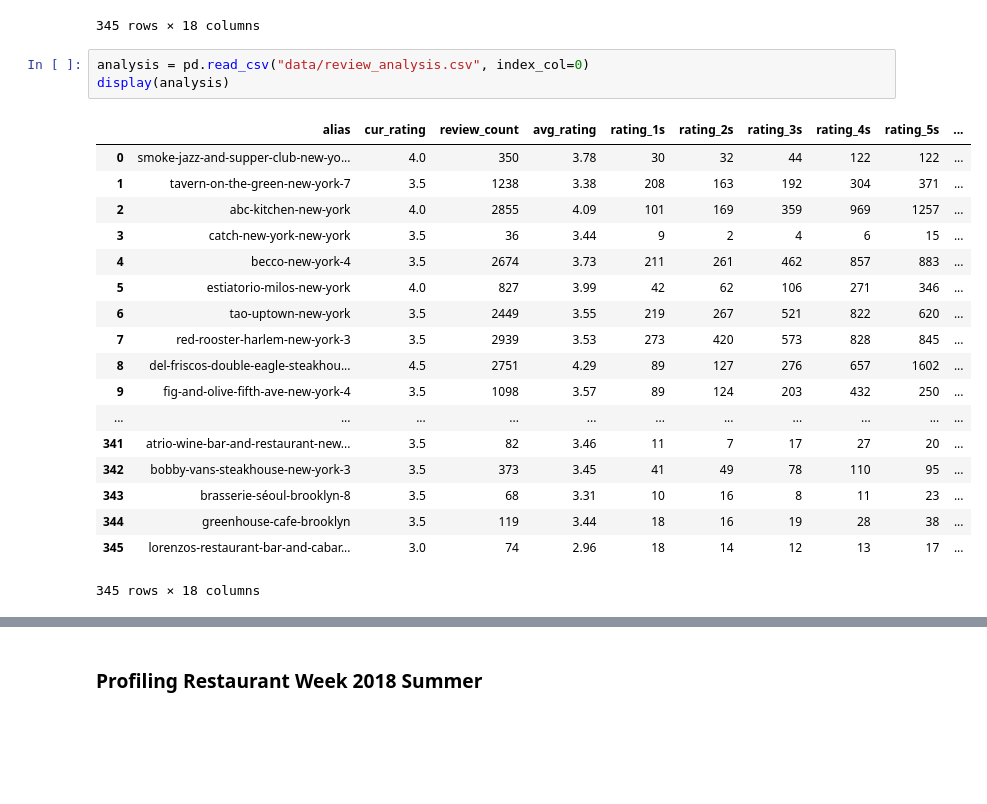
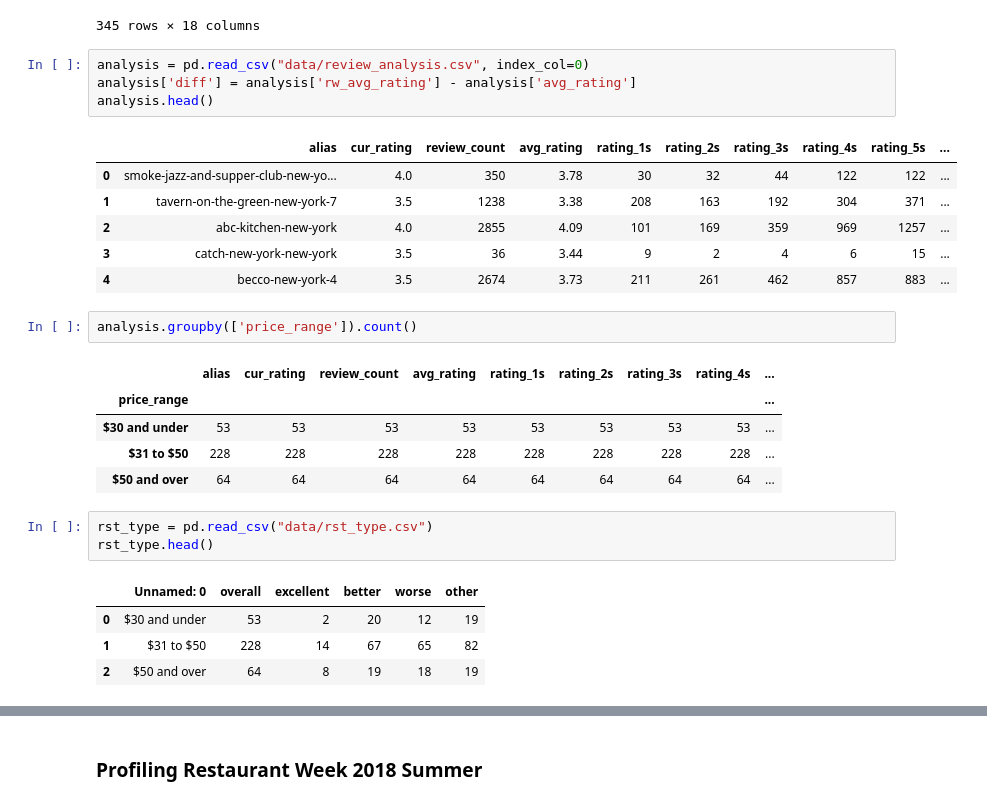
Before and after one commit to ctc316/NYC_RstWeek, a Jupyter notebook: analysis.ipynb, the cells around one changed output, grey strips where cells are left out. Saved outputs shown, nothing was run; the diff lists cells and outputs as text; blank space fills up the shorter version.

```diff
--- a/analysis.ipynb
+++ b/analysis.ipynb
@@ -158,23 +146,28 @@ behavior, convert the 'datetime.date' to a datetime with
 345 rows × 18 columns
 # %%
 analysis = pd.read_csv("data/review_analysis.csv", index_col=0)
-display(analysis)
+analysis['diff'] = analysis['rw_avg_rating'] - analysis['avg_rating']
+analysis.head()
 # %% [output]
 |  | alias | cur_rating | review_count | avg_rating | rating_1s | rating_2s | rating_3s | rating_4s | rating_5s | ... |
 | 0 | smoke-jazz-and-supper-club-new-yo... | 4.0 | 350 | 3.78 | 30 | 32 | 44 | 122 | 122 | ... |
 | 1 | tavern-on-the-green-new-york-7 | 3.5 | 1238 | 3.38 | 208 | 163 | 192 | 304 | 371 | ... |
 | 2 | abc-kitchen-new-york | 4.0 | 2855 | 4.09 | 101 | 169 | 359 | 969 | 1257 | ... |
 | 3 | catch-new-york-new-york | 3.5 | 36 | 3.44 | 9 | 2 | 4 | 6 | 15 | ... |
 | 4 | becco-new-york-4 | 3.5 | 2674 | 3.73 | 211 | 261 | 462 | 857 | 883 | ... |
-| 5 | estiatorio-milos-new-york | 4.0 | 827 | 3.99 | 42 | 62 | 106 | 271 | 346 | ... |
-| 6 | tao-uptown-new-york | 3.5 | 2449 | 3.55 | 219 | 267 | 521 | 822 | 620 | ... |
-| 7 | red-rooster-harlem-new-york-3 | 3.5 | 2939 | 3.53 | 273 | 420 | 573 | 828 | 845 | ... |
-| 8 | del-friscos-double-eagle-steakhou... | 4.5 | 2751 | 4.29 | 89 | 127 | 276 | 657 | 1602 | ... |
-| 9 | fig-and-olive-fifth-ave-new-york-4 | 3.5 | 1098 | 3.57 | 89 | 124 | 203 | 432 | 250 | ... |
-| ... | ... | ... | ... | ... | ... | ... | ... | ... | ... | ... |
-| 341 | atrio-wine-bar-and-restaurant-new... | 3.5 | 82 | 3.46 | 11 | 7 | 17 | 27 | 20 | ... |
-| 342 | bobby-vans-steakhouse-new-york-3 | 3.5 | 373 | 3.45 | 41 | 49 | 78 | 110 | 95 | ... |
-| 343 | brasserie-séoul-brooklyn-8 | 3.5 | 68 | 3.31 | 10 | 16 | 8 | 11 | 23 | ... |
-| 344 | greenhouse-cafe-brooklyn | 3.5 | 119 | 3.44 | 18 | 16 | 19 | 28 | 38 | ... |
-| 345 | lorenzos-restaurant-bar-and-cabar... | 3.0 | 74 | 2.96 | 18 | 14 | 12 | 13 | 17 | ... |
-345 rows × 18 columns
+# %%
+analysis.groupby(['price_range']).count()
+# %% [output]
+|  | alias | cur_rating | review_count | avg_rating | rating_1s | rating_2s | rating_3s | rating_4s | ... |
+| price_range |  |  |  |  |  |  |  |  | ... |
+| $30 and under | 53 | 53 | 53 | 53 | 53 | 53 | 53 | 53 | ... |
+| $31 to $50 | 228 | 228 | 228 | 228 | 228 | 228 | 228 | 228 | ... |
+| $50 and over | 64 | 64 | 64 | 64 | 64 | 64 | 64 | 64 | ... |
+# %%
+rst_type = pd.read_csv("data/rst_type.csv")
+rst_type.head()
+# %% [output]
+|  | Unnamed: 0 | overall | excellent | better | worse | other |
+| 0 | $30 and under | 53 | 2 | 20 | 12 | 19 |
+| 1 | $31 to $50 | 228 | 14 | 67 | 65 | 82 |
+| 2 | $50 and over | 64 | 8 | 19 | 18 | 19 |
```
Also changed, not shown: parts of 18 cells of this notebook, 1 other file.
